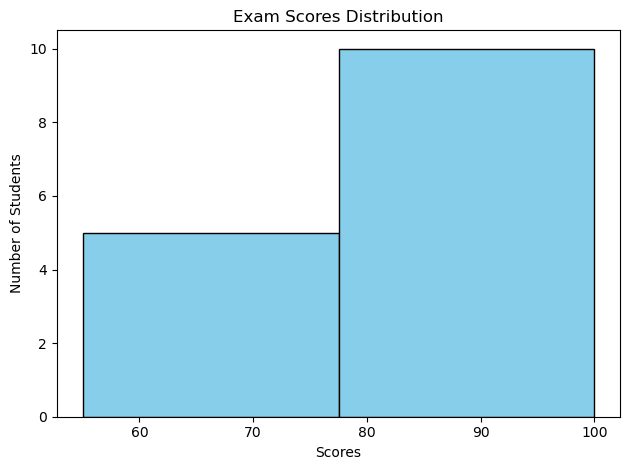
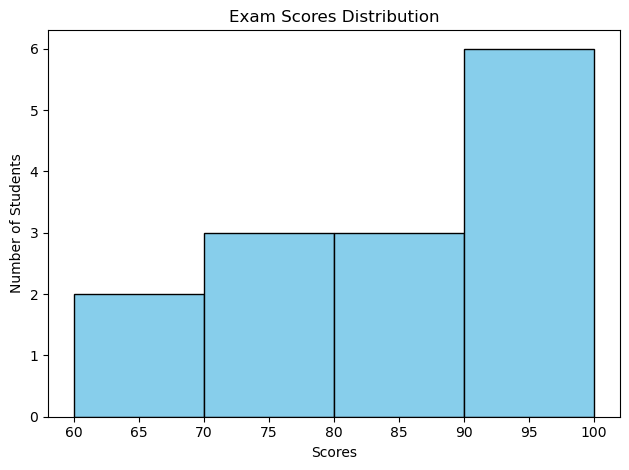
The change to this notebook cell's code, shown as a diff; its figure went from the first image to the second:
--- before
+++ after
@@ -5,5 +5,5 @@
 # Create the histogram
 # 'edgecolor' draws lines between the bars so they don't blend together
-plt.hist(scores, bins=2, color='skyblue', edgecolor='black')
+plt.hist(scores, bins=[60, 70, 80, 90, 100], color='skyblue', edgecolor='black')
 
 plt.title("Exam Scores Distribution")

Commit: Add files via upload